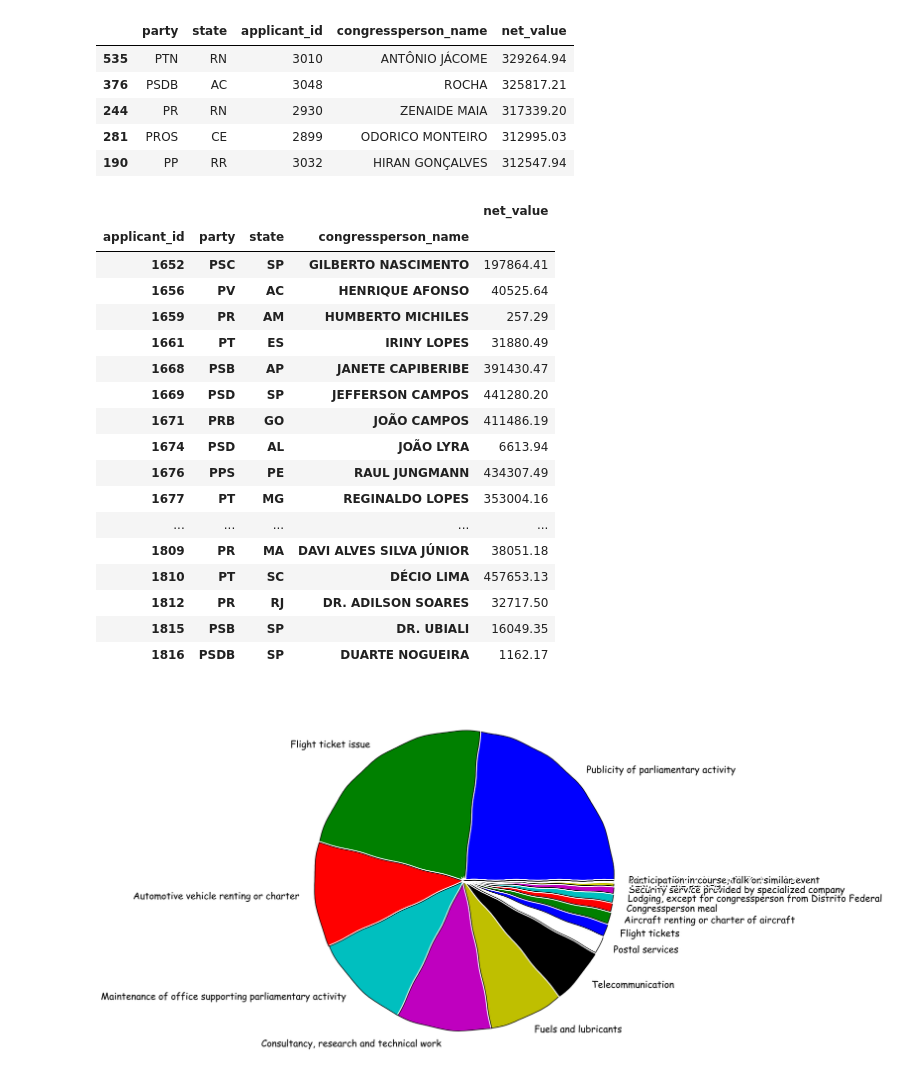
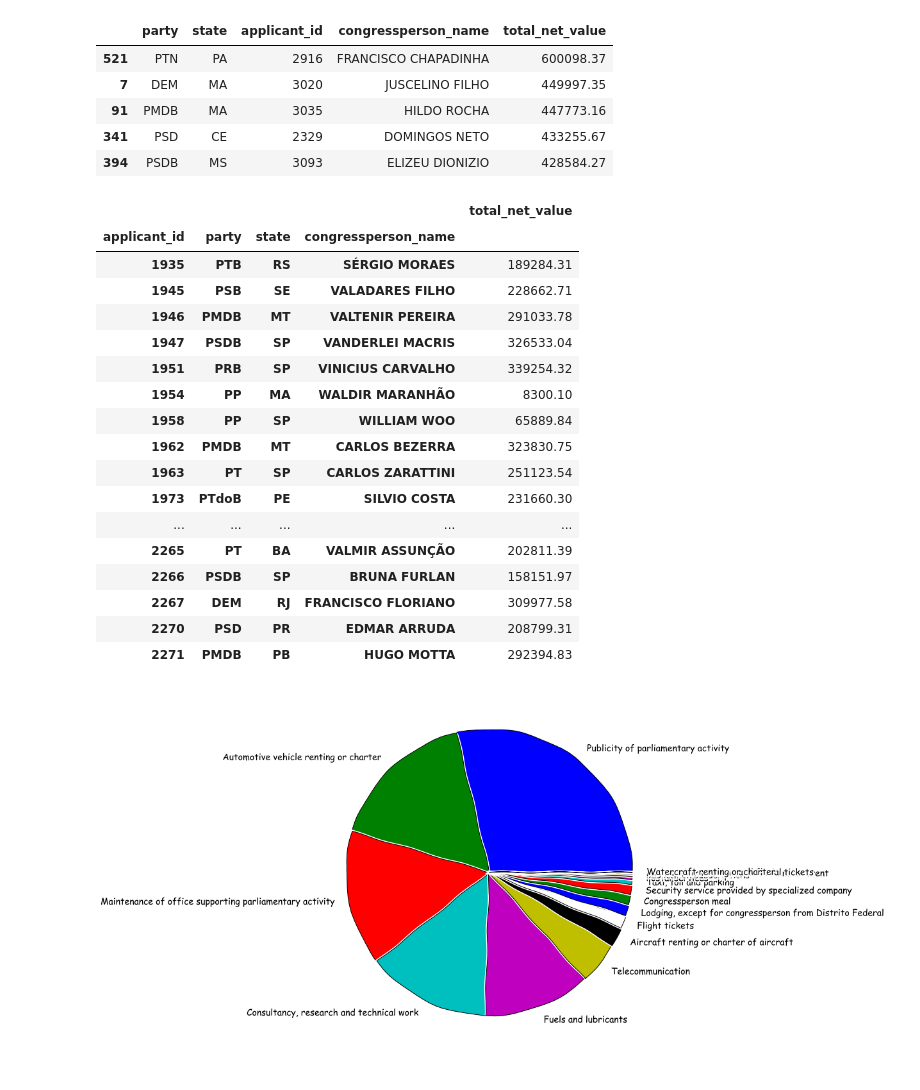
Before and after one commit to okfn-brasil/serenata-de-amor, a Jupyter notebook: develop/2016-11-06-cnlenzc-group-analysis-expense-by-person-category-supplier.ipynb, the cells around one changed output. Cells and saved outputs as stored; diff of their text form; code cells hidden in the pictures.

```diff
--- a/develop/2016-11-06-cnlenzc-group-analysis-expense-by-person-category-supplier.ipynb
+++ b/develop/2016-11-06-cnlenzc-group-analysis-expense-by-person-category-supplier.ipynb
@@ -3,63 +4,65 @@ import pandas as pd
 import numpy as np
 import matplotlib.pyplot as plt
 # %%
-data = pd.read_csv('../data/2016-08-08-last-year.xz',
+data = pd.read_csv('../data/2016-11-19-reimbursements.xz',
                    parse_dates=[16],
                    dtype={'document_id': np.str,
                           'congressperson_id': np.str,
                           'congressperson_document': np.str,
                           'term_id': np.str,
                           'cnpj_cpf': np.str,
-                          'reimbursement_number': np.str})
+                          'reimbursement_number': np.str},
+                   low_memory=False)
+data = data[data['year'] == 2016]
 # %%
 tot_deputado = \
    data.groupby(['party', 'state', 'applicant_id', 'congressperson_name'], as_index=False)\
-   .aggregate({'net_value': np.sum})
+   .aggregate({'total_net_value': np.sum})
 
-tot_deputado.sort_values(by='net_value', ascending=False).head()
+tot_deputado.sort_values(by='total_net_value', ascending=False).head()
 # %% [output]
-|  | party | state | applicant_id | congressperson_name | net_value |
-| 535 | PTN | RN | 3010 | ANTÔNIO JÁCOME | 329264.94 |
-| 376 | PSDB | AC | 3048 | ROCHA | 325817.21 |
-| 244 | PR | RN | 2930 | ZENAIDE MAIA | 317339.20 |
-| 281 | PROS | CE | 2899 | ODORICO MONTEIRO | 312995.03 |
-| 190 | PP | RR | 3032 | HIRAN GONÇALVES | 312547.94 |
+|  | party | state | applicant_id | congressperson_name | total_net_value |
+| 521 | PTN | PA | 2916 | FRANCISCO CHAPADINHA | 600098.37 |
+| 7 | DEM | MA | 3020 | JUSCELINO FILHO | 449997.35 |
+| 91 | PMDB | MA | 3035 | HILDO ROCHA | 447773.16 |
+| 341 | PSD | CE | 2329 | DOMINGOS NETO | 433255.67 |
+| 394 | PSDB | MS | 3093 | ELIZEU DIONIZIO | 428584.27 |
 # %%
 tot_deputado = \
    data.groupby(['applicant_id', 'party', 'state', 'congressperson_name'])\
-   .aggregate({'net_value': np.sum})
+   .aggregate({'total_net_value': np.sum})
 
 tot_deputado[200:250]
 # %% [output]
-|  |  |  |  | net_value |
+|  |  |  |  | total_net_value |
 | applicant_id | party | state | congressperson_name |  |
-| 1652 | PSC | SP | GILBERTO NASCIMENTO | 197864.41 |
-| 1656 | PV | AC | HENRIQUE AFONSO | 40525.64 |
-| 1659 | PR | AM | HUMBERTO MICHILES | 257.29 |
-| 1661 | PT | ES | IRINY LOPES | 31880.49 |
-| 1668 | PSB | AP | JANETE CAPIBERIBE | 391430.47 |
-| 1669 | PSD | SP | JEFFERSON CAMPOS | 441280.20 |
-| 1671 | PRB | GO | JOÃO CAMPOS | 411486.19 |
-| 1674 | PSD | AL | JOÃO LYRA | 6613.94 |
-| 1676 | PPS | PE | RAUL JUNGMANN | 434307.49 |
-| 1677 | PT | MG | REGINALDO LOPES | 353004.16 |
+| 1935 | PTB | RS | SÉRGIO MORAES | 189284.31 |
+| 1945 | PSB | SE | VALADARES FILHO | 228662.71 |
+| 1946 | PMDB | MT | VALTENIR PEREIRA | 291033.78 |
+| 1947 | PSDB | SP | VANDERLEI MACRIS | 326533.04 |
+| 1951 | PRB | SP | VINICIUS CARVALHO | 339254.32 |
+| 1954 | PP | MA | WALDIR MARANHÃO | 8300.10 |
+| 1958 | PP | SP | WILLIAM WOO | 65889.84 |
+| 1962 | PMDB | MT | CARLOS BEZERRA | 323830.75 |
+| 1963 | PT | SP | CARLOS ZARATTINI | 251123.54 |
+| 1973 | PTdoB | PE | SILVIO COSTA | 231660.30 |
 | ... | ... | ... | ... | ... |
-| 1809 | PR | MA | DAVI ALVES SILVA JÚNIOR | 38051.18 |
-| 1810 | PT | SC | DÉCIO LIMA | 457653.13 |
-| 1812 | PR | RJ | DR. ADILSON SOARES | 32717.50 |
-| 1815 | PSB | SP | DR. UBIALI | 16049.35 |
-| 1816 | PSDB | SP | DUARTE NOGUEIRA | 1162.17 |
+| 2265 | PT | BA | VALMIR ASSUNÇÃO | 202811.39 |
+| 2266 | PSDB | SP | BRUNA FURLAN | 158151.97 |
+| 2267 | DEM | RJ | FRANCISCO FLORIANO | 309977.58 |
+| 2270 | PSD | PR | EDMAR ARRUDA | 208799.31 |
+| 2271 | PMDB | PB | HUGO MOTTA | 292394.83 |
 # %%
 tot = data.groupby(['subquota_number', 'subquota_description'], as_index=False)\
-   .agg({'net_value': np.nansum})\
-   .sort_values(by='net_value', ascending=False)
+   .agg({'total_net_value': np.nansum})\
+   .sort_values(by='total_net_value', ascending=False)
 
 plt.xkcd()
 plt.figure(figsize=(10,10))
-plt.pie(tot.net_value, labels=tot.subquota_description)
+plt.pie(tot.total_net_value, labels=tot.subquota_description)
 plt.show()
 # %% [output]
-[figure, old version]
+[figure, new version]
 # %%
 data.groupby(['cnpj_cpf', 'supplier'
              ], as_index=False)\
```
Also changed, not shown: parts of 5 cells of this notebook, 8 other files.
